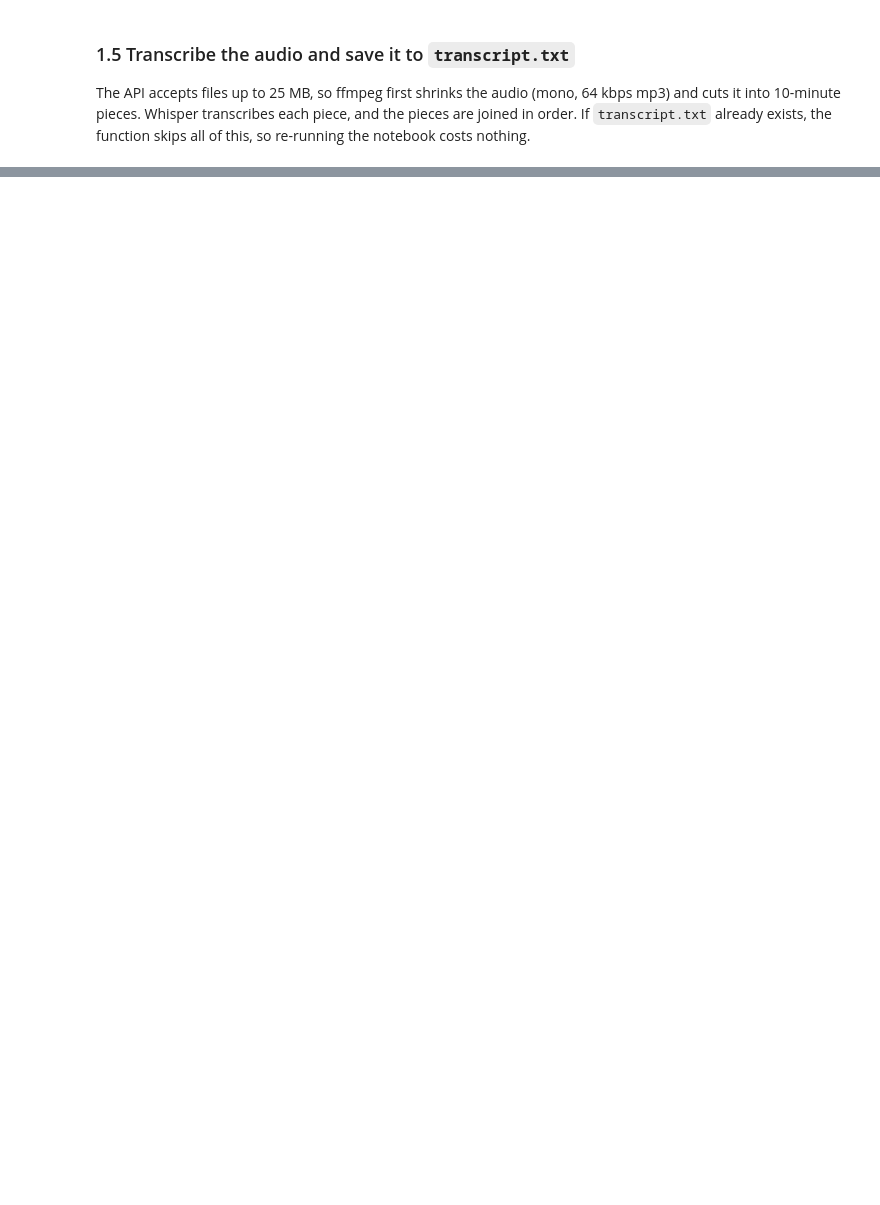
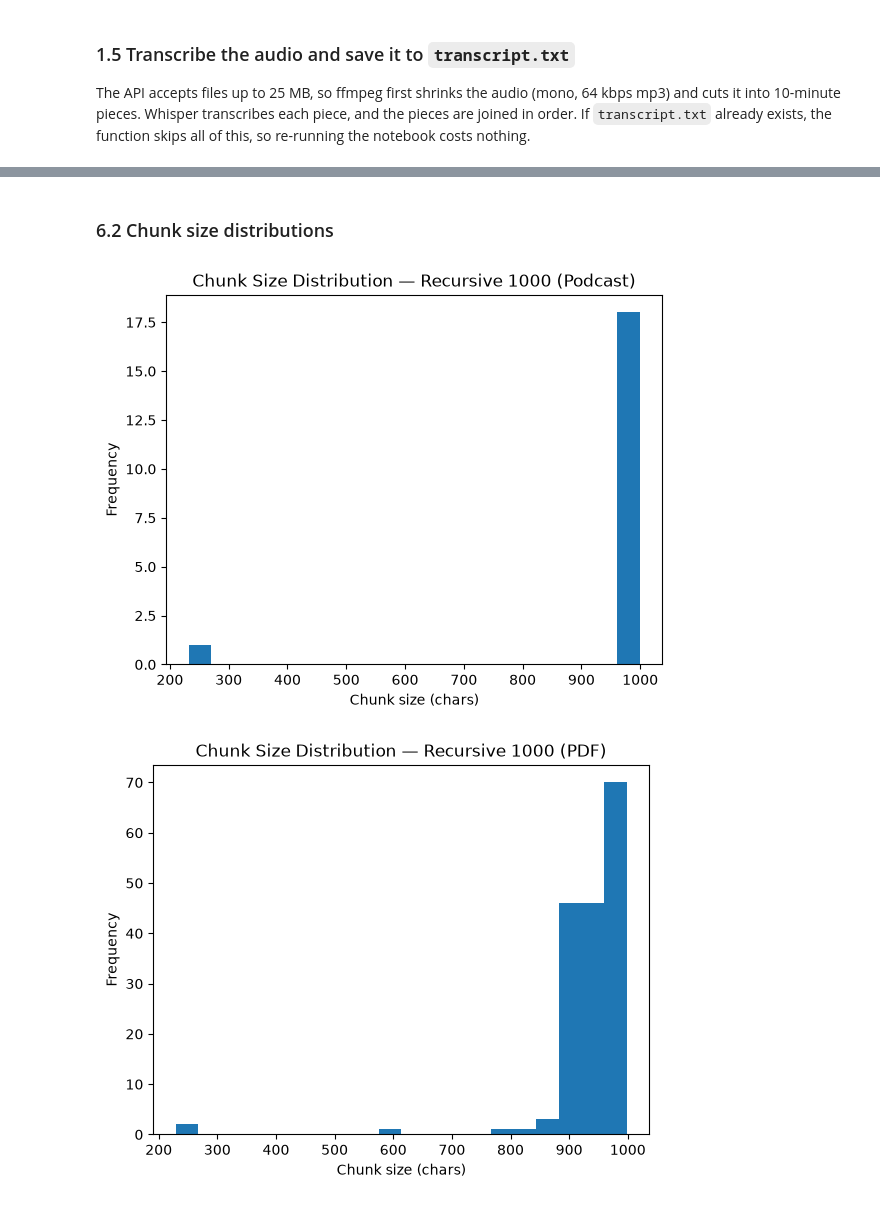
Before and after one commit to ai-consulting-bootcamp/lab-chunking-strategies, a Jupyter notebook: chunking_strategies.ipynb, the cells around one changed output, grey strips where cells are left out. Saved outputs shown, nothing was run; the diff lists cells and outputs as text; code cells hidden in the pictures; blank space fills up the shorter version.

```diff
--- a/chunking_strategies.ipynb
+++ b/chunking_strategies.ipynb
@@ -146,0 +412,7 @@ ETHICS GUIDELINES FOR TR
+# %%
+import tiktoken
+enc = tiktoken.get_encoding("cl100k_base")
+n_tokens = lambda s: len(enc.encode(s))
+
+for name, text in docs.items():
+    print(f"{name}: {n_tokens(text):,} tokens | {len(text)/n_tokens(text):.2f} chars per token")
@@ -146,0 +422,5 @@ ETHICS GUIDELINES FOR TR
+# %%
+splitter = TokenTextSplitter(encoding_name="cl100k_base", chunk_size=300, chunk_overlap=50)
+pdf_token_chunks = splitter.split_text(pdf_text)
+podcast_token_chunks = splitter.split_text(podcast_text)
+print(len(pdf_token_chunks), "PDF chunks,", len(podcast_token_chunks), "podcast chunks")
@@ -146,0 +429,7 @@ ETHICS GUIDELINES FOR TR
+# %%
+# keep both lists under one name so the later steps can loop over the documents
+token_chunks = {"PDF": pdf_token_chunks, "Podcast": podcast_token_chunks}
+
+for name, chunks in token_chunks.items():
+    toks = [n_tokens(c) for c in chunks]
+    print(f"{name}: tokens per chunk min {min(toks)}, max {max(toks)} |", stats(chunks))
@@ -146,0 +441,11 @@ ETHICS GUIDELINES FOR TR
+# %%
+rows = []
+for name in docs:
+    for label, chunks in [("Fixed-1000 (chars)", fixed[(name, 1000, 100)]),
+                          ("Recursive-1000 sentence (chars)", recursive[(name, "sentence-aware", 1000)]),
+                          ("Token-300", token_chunks[name])]:
+        toks = [n_tokens(c) for c in chunks]     # tokens in each chunk
+        chars = [len(c) for c in chunks]         # characters in each chunk
+        rows.append({"doc": name, "strategy": label, "tokens min": min(toks), "tokens max": max(toks),
+                     "tokens spread": max(toks) - min(toks), "chars min": min(chars), "chars max": max(chars)})
+pd.DataFrame(rows)
@@ -146,0 +499,20 @@ ETHICS GUIDELINES FOR TR
+# %% [markdown]
+### 6.2 Chunk size distributions
+# %%
+import matplotlib.pyplot as plt
+
+for name, text in docs.items():
+    # create_documents() returns Document objects, so chunk.page_content works as in the brief
+    splitter = RecursiveCharacterTextSplitter(chunk_size=1000, chunk_overlap=100)
+    chunks = splitter.create_documents([text])
+
+    sizes = [len(chunk.page_content) for chunk in chunks]
+    plt.hist(sizes, bins=20)
+    plt.xlabel("Chunk size (chars)")
+    plt.ylabel("Frequency")
+    plt.title(f"Chunk Size Distribution — Recursive 1000 ({name})")
+    plt.savefig(f"fig_size_distribution_{name.lower()}.png", dpi=120)   # saved for the PR
+    plt.show()
+# %% [output]
+[figure, added]
+[figure, added]
```
Also changed, not shown: parts of 50 cells of this notebook, 11 other files.
